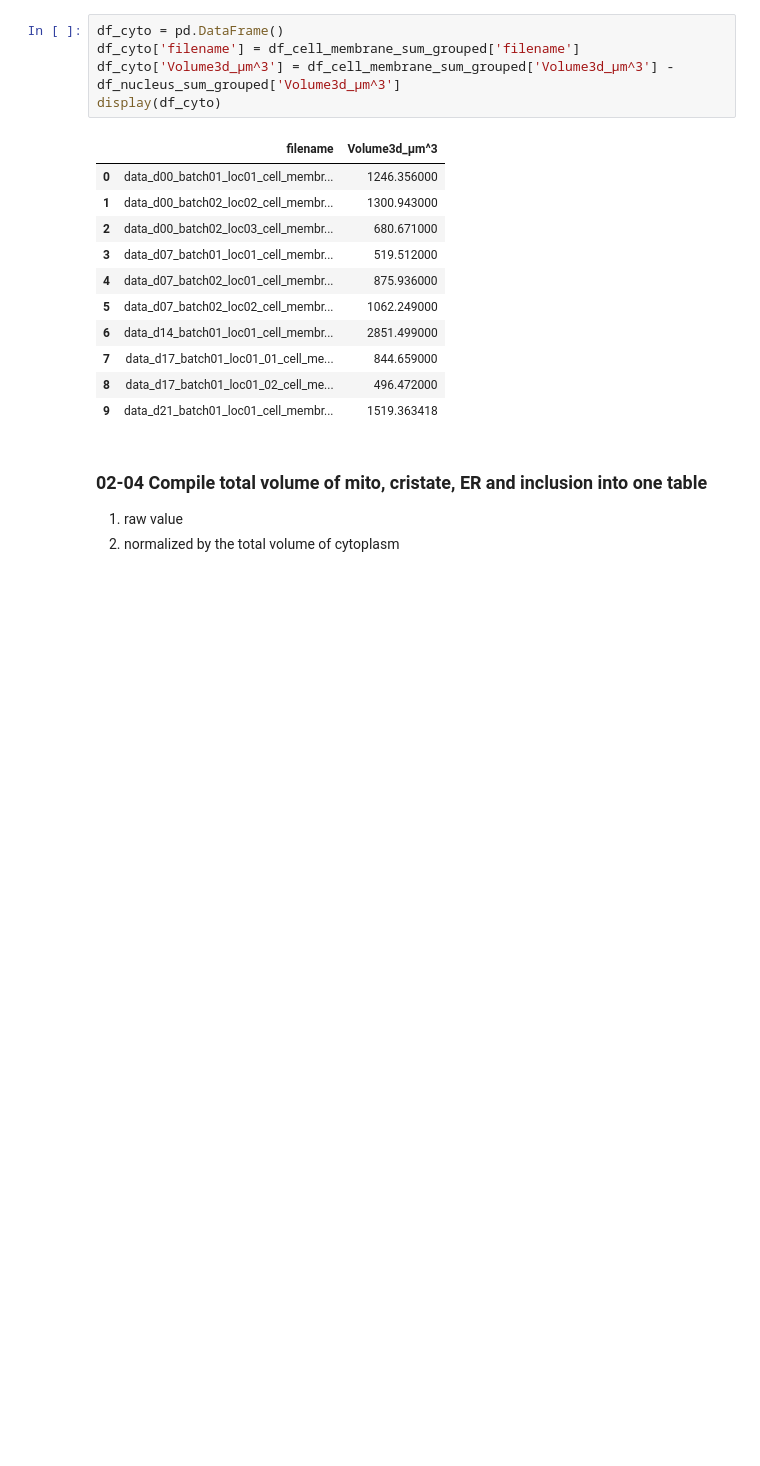
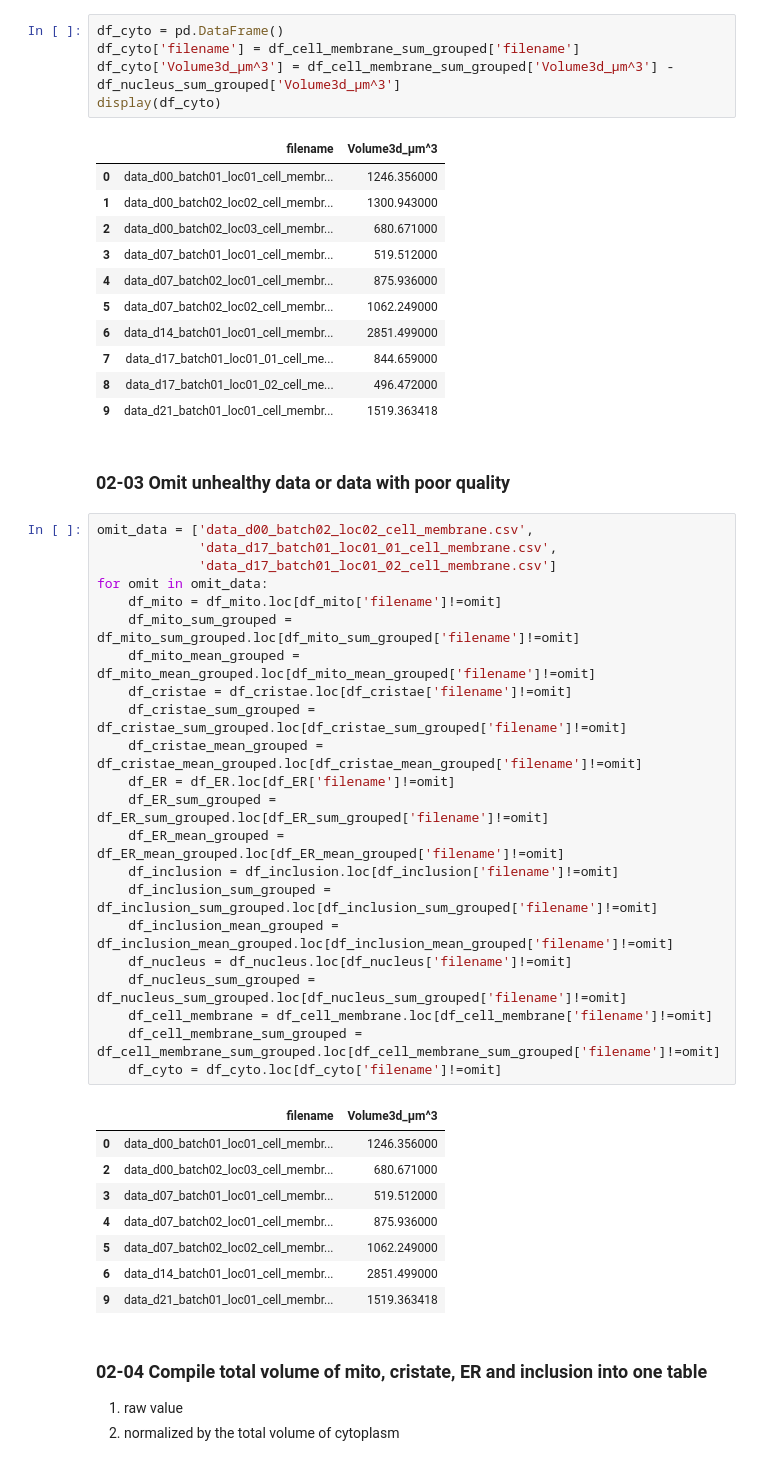
Before and after one commit to eufmike/fibsem_seg_dl, a Jupyter notebook: data_inference_2.ipynb, the cells around one changed output. Cells and saved outputs as stored; diff of their text form; blank space fills up the shorter version.

```diff
--- a/data_inference_2.ipynb
+++ b/data_inference_2.ipynb
@@ -144,6 +145,39 @@ display(df_cyto)
 | 7 | data_d17_batch01_loc01_01_cell_me... | 844.659000 |
 | 8 | data_d17_batch01_loc01_02_cell_me... | 496.472000 |
 | 9 | data_d21_batch01_loc01_cell_membr... | 1519.363418 |
+# %% [markdown]
+### 02-03 Omit unhealthy data or data with poor quality
+# %%
+omit_data = ['data_d00_batch02_loc02_cell_membrane.csv',
+             'data_d17_batch01_loc01_01_cell_membrane.csv',
+             'data_d17_batch01_loc01_02_cell_membrane.csv']
+for omit in omit_data:
+    df_mito = df_mito.loc[df_mito['filename']!=omit]
+    df_mito_sum_grouped = df_mito_sum_grouped.loc[df_mito_sum_grouped['filename']!=omit]
+    df_mito_mean_grouped = df_mito_mean_grouped.loc[df_mito_mean_grouped['filename']!=omit]
+    df_cristae = df_cristae.loc[df_cristae['filename']!=omit]
+    df_cristae_sum_grouped = df_cristae_sum_grouped.loc[df_cristae_sum_grouped['filename']!=omit]
+    df_cristae_mean_grouped = df_cristae_mean_grouped.loc[df_cristae_mean_grouped['filename']!=omit]
+    df_ER = df_ER.loc[df_ER['filename']!=omit]
+    df_ER_sum_grouped = df_ER_sum_grouped.loc[df_ER_sum_grouped['filename']!=omit]
+    df_ER_mean_grouped = df_ER_mean_grouped.loc[df_ER_mean_grouped['filename']!=omit]
+    df_inclusion = df_inclusion.loc[df_inclusion['filename']!=omit]
+    df_inclusion_sum_grouped = df_inclusion_sum_grouped.loc[df_inclusion_sum_grouped['filename']!=omit]
+    df_inclusion_mean_grouped = df_inclusion_mean_grouped.loc[df_inclusion_mean_grouped['filename']!=omit]
+    df_nucleus = df_nucleus.loc[df_nucleus['filename']!=omit]
+    df_nucleus_sum_grouped = df_nucleus_sum_grouped.loc[df_nucleus_sum_grouped['filename']!=omit]
+    df_cell_membrane = df_cell_membrane.loc[df_cell_membrane['filename']!=omit]
+    df_cell_membrane_sum_grouped = df_cell_membrane_sum_grouped.loc[df_cell_membrane_sum_grouped['filename']!=omit]
+    df_cyto = df_cyto.loc[df_cyto['filename']!=omit]
+# %% [output]
+|  | filename | Volume3d_µm^3 |
+| 0 | data_d00_batch01_loc01_cell_membr... | 1246.356000 |
+| 2 | data_d00_batch02_loc03_cell_membr... | 680.671000 |
+| 3 | data_d07_batch01_loc01_cell_membr... | 519.512000 |
+| 4 | data_d07_batch02_loc01_cell_membr... | 875.936000 |
+| 5 | data_d07_batch02_loc02_cell_membr... | 1062.249000 |
+| 6 | data_d14_batch01_loc01_cell_membr... | 2851.499000 |
+| 9 | data_d21_batch01_loc01_cell_membr... | 1519.363418 |
 # %% [markdown]
 ### 02-04 Compile total volume of mito, cristate, ER and inclusion into one table
 1. raw value
```
Also changed, not shown: parts of 5 cells of this notebook, 2 other files.
